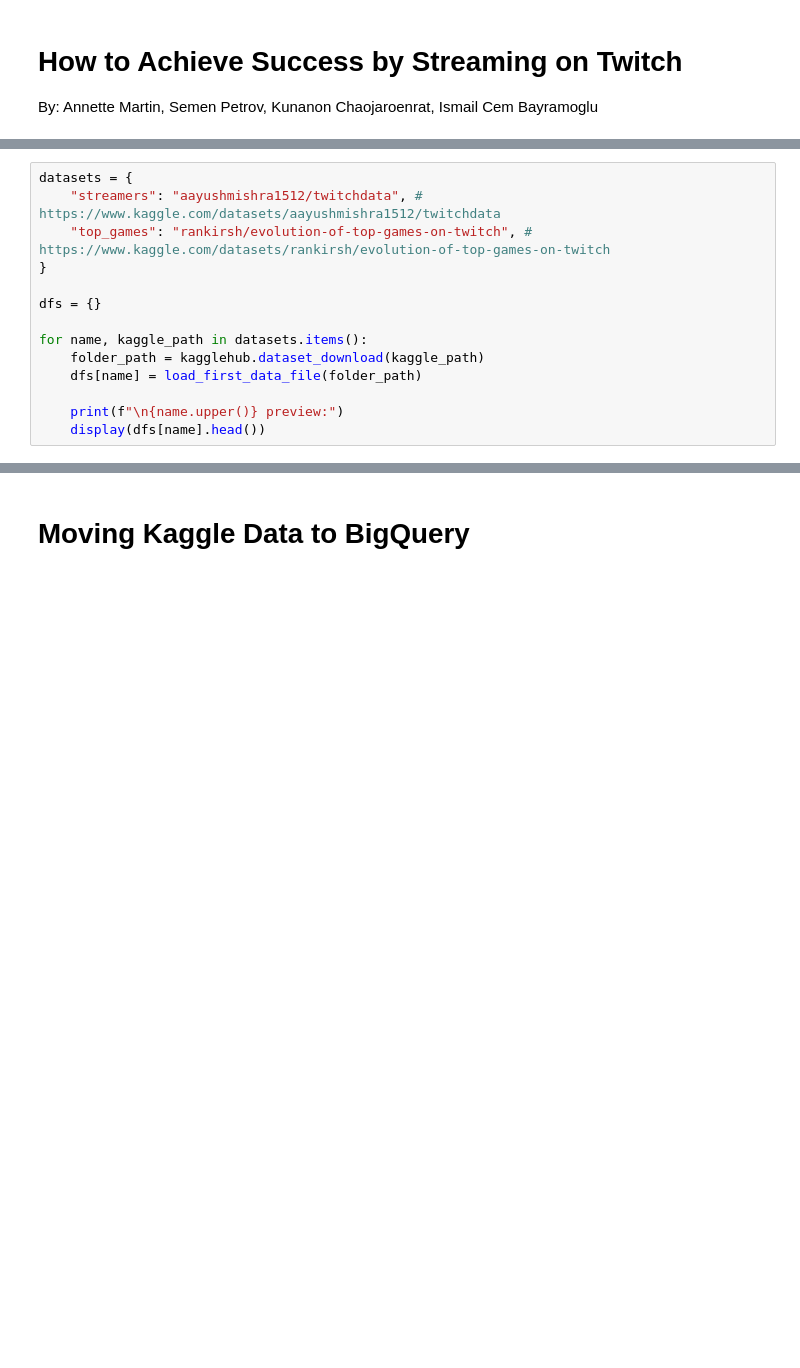
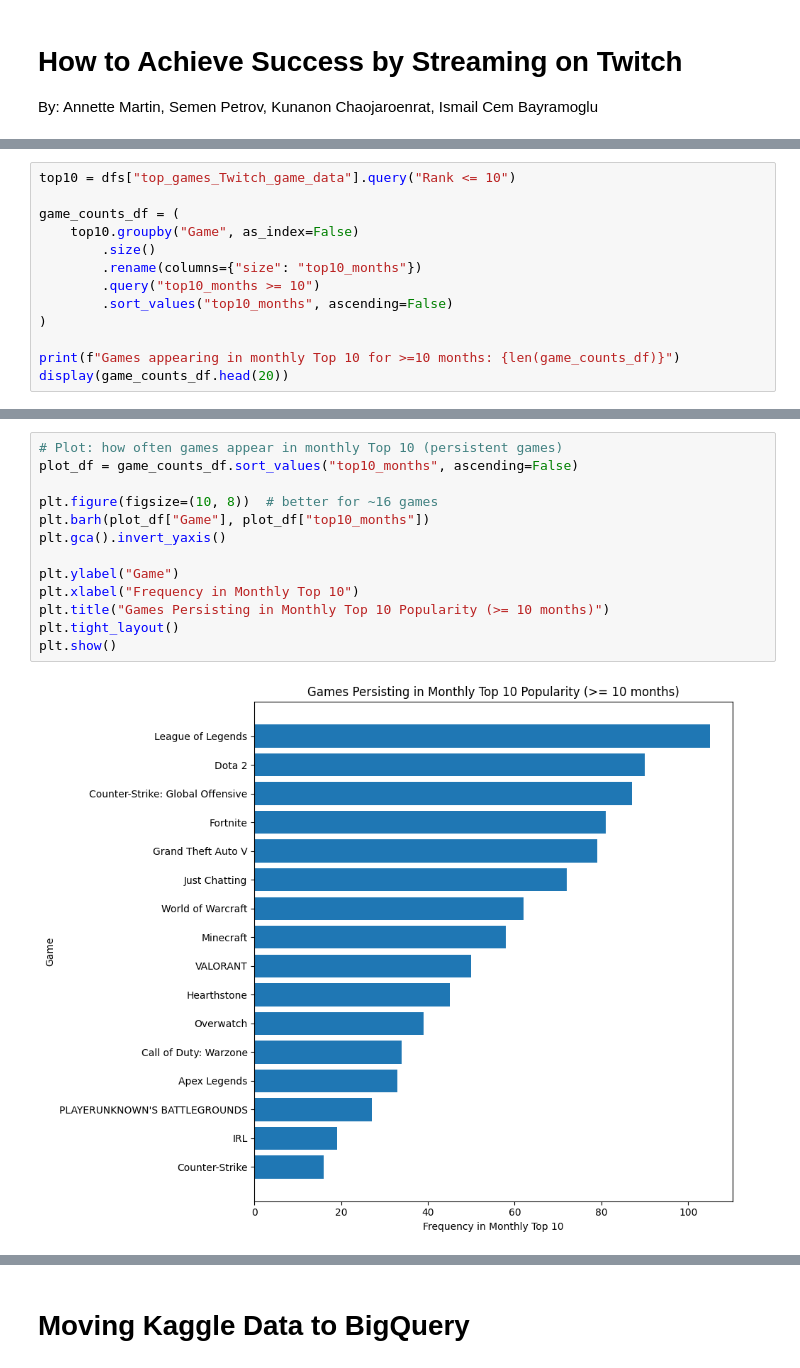
Before and after one commit to annhmartin/Decision-Support-Structure, a Jupyter notebook: Twitch.ipynb, the cells around one changed output, grey strips where cells are left out. Drawn from its saved outputs; the diff is of its cells as text; blank space fills up the shorter version.

```diff
--- a/Twitch.ipynb
+++ b/Twitch.ipynb
@@ -62,14 +4,0 @@ def load_first_data_file(folder_path):
-# %%
-datasets = {
-    "streamers": "aayushmishra1512/twitchdata", # https://www.kaggle.com/datasets/aayushmishra1512/twitchdata
-    "top_games": "rankirsh/evolution-of-top-games-on-twitch", # https://www.kaggle.com/datasets/rankirsh/evolution-of-top-games-on-twitch
-}
-
-dfs = {}
-
-for name, kaggle_path in datasets.items():
-    folder_path = kagglehub.dataset_download(kaggle_path)
-    dfs[name] = load_first_data_file(folder_path)
-
-    print(f"\n{name.upper()} preview:")
-    display(dfs[name].head())
@@ -110,0 +153,13 @@ display(dfs["top_games"].tail())
+# %%
+top10 = dfs["top_games_Twitch_game_data"].query("Rank <= 10")
+
+game_counts_df = (
+    top10.groupby("Game", as_index=False)
+        .size()
+        .rename(columns={"size": "top10_months"})
+        .query("top10_months >= 10")
+        .sort_values("top10_months", ascending=False)
+)
+
+print(f"Games appearing in monthly Top 10 for >=10 months: {len(game_counts_df)}")
+display(game_counts_df.head(20))
@@ -110,0 +185,15 @@ display(dfs["top_games"].tail())
+# %%
+# Plot: how often games appear in monthly Top 10 (persistent games)
+plot_df = game_counts_df.sort_values("top10_months", ascending=False)
+
+plt.figure(figsize=(10, 8))  # better for ~16 games
+plt.barh(plot_df["Game"], plot_df["top10_months"])
+plt.gca().invert_yaxis()
+
+plt.ylabel("Game")
+plt.xlabel("Frequency in Monthly Top 10")
+plt.title("Games Persisting in Monthly Top 10 Popularity (>= 10 months)")
+plt.tight_layout()
+plt.show()
+# %% [output]
+[figure, added]
```
Also changed, not shown: parts of 30 cells of this notebook.
